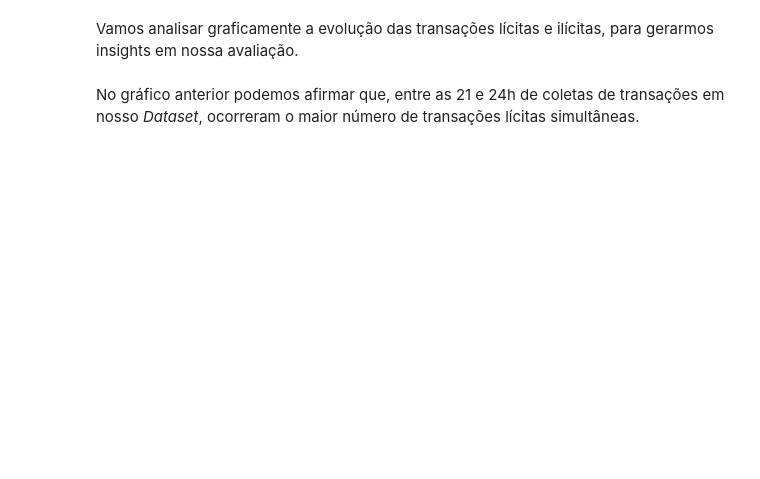
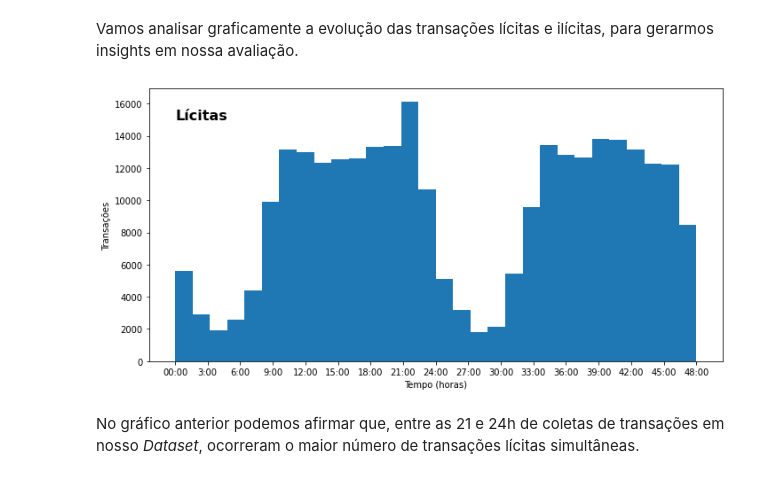
Before and after one commit to rodrigomaria/portfolio-data-science, a Jupyter notebook: Detecção_de_Fraude_em_Cartões_de_Crédito.ipynb, the cells around one changed output. Cells and saved outputs as stored; diff of their text form; code cells hidden in the pictures; blank space fills up the shorter version.

```diff
--- a/Detecção_de_Fraude_em_Cartões_de_Crédito.ipynb
+++ b/Detecção_de_Fraude_em_Cartões_de_Crédito.ipynb
@@ -123,29 +169,31 @@ Vamos analisar graficamente a evolução das transações lícitas e ilícitas,
 # %%
 fig, ax = plt.subplots(ncols=1, figsize=(10,5))
 
 x = df.Time[df.Class == 0]
 
 ax.hist(x, bins=30)
 
 hour_starts = []
 hour_names = ["00:00"]
 hour_increment = 0
 
 for i in range(0, 175000, 10800):
   hour_increment = hour_increment + 3
   hour_starts.append(i)
-  hour_names.append("{}:00".format(hour_increment))
+  hour_names.append(f"{hour_increment}:00")
 
 ax.set_xticks(hour_starts)
 ax.set_xticklabels(hour_names)
 
 ax.text(0, 15000, 'Lícitas',
          fontsize=16,
          color="#000000",
          weight='bold')
 plt.xlabel('Tempo (horas)')
 plt.ylabel('Transações')
 plt.tight_layout()
+# %% [output]
+[figure, added]
 # %% [markdown]
 No gráfico anterior podemos afirmar que, entre as 21 e 24h de coletas de transações em nosso *Dataset*, ocorreram o maior número de transações lícitas simultâneas.
 # %%
```
Also changed, not shown: parts of 71 cells of this notebook.
